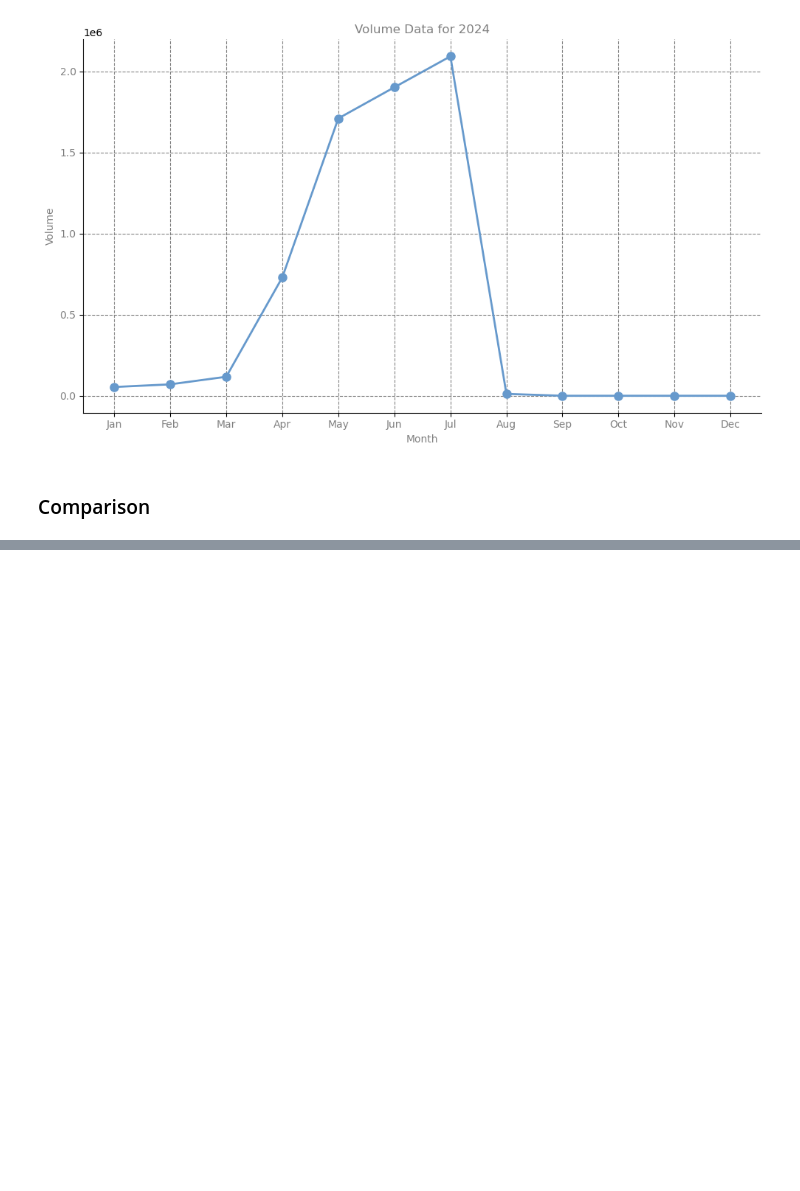
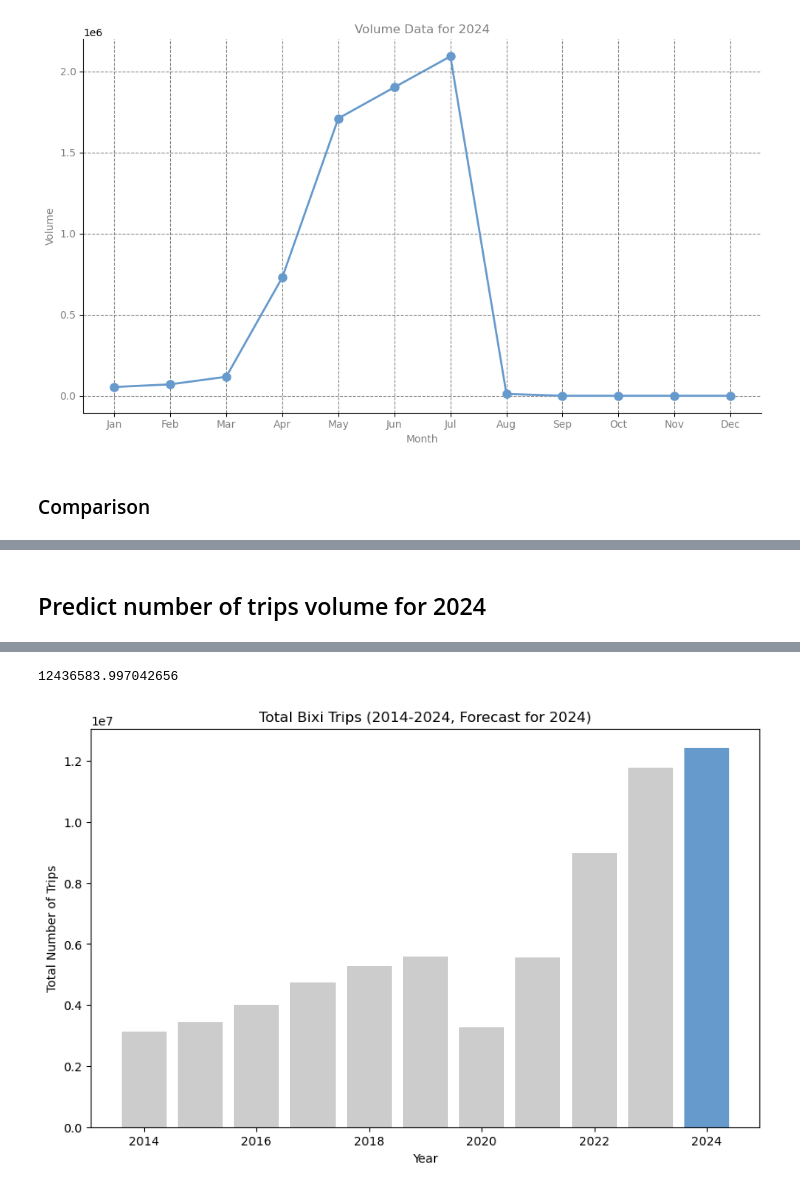
Before and after one commit to soroushamdg/bixi, a Jupyter notebook: question1.ipynb, the cells around one changed output, grey strips where cells are left out. Drawn from its saved outputs; the diff is of its cells as text; code cells hidden in the pictures; blank space fills up the shorter version.

```diff
--- a/question1.ipynb
+++ b/question1.ipynb
@@ -345,0 +624,58 @@ plotAllYears()
+# %% [markdown]
+## Predict number of trips volume for 2024
+# %%
+from sklearn.linear_model import LinearRegression
+
+# Load and prepare the data
+data_dir = 'question1_data/'  # Replace with the actual directory if different
+years = list(range(2014, 2025))
+
+# Create an empty DataFrame to store all data
+all_data = []
+
+# Load data for 2019 to 2023
+for year in range(2014, 2024):
+    file_path = f'{data_dir}{year}_cleaned.csv'
+    yearly_data = pd.read_csv(file_path)
+    yearly_data['Year'] = year
+    all_data.append(yearly_data)
+
+# Concatenate all years into one DataFrame
+data = pd.concat(all_data)
+
+# Calculate total trips for each year from 2019 to 2023
+total_trips_by_year = data.groupby('Year')['volume'].sum()
+
+# Prepare data for the forecast (2019 to 2023)
+X = data[data['Year'] < 2024][['Year', 'month']]
+y = data[data['Year'] < 2024]['volume']
+
+# Fit a regression model to predict future trips for 2024
+model = LinearRegression()
+model.fit(X, y)
+
+# Create data for forecast
+months_2024 = np.arange(1, 13)
+X_future = np.array([[2024, month] for month in months_2024])
+forecast_2024 = model.predict(X_future)
+
+# Add the forecasted total for 2024
+total_forecast_2024 = forecast_2024.sum()
+print(total_forecast_2024)
+
+# Combine the total trips for 2019-2023 and the forecast for 2024
+years = list(range(2014, 2025))
+total_trips = list(total_trips_by_year) + [total_forecast_2024]
+
+# Plot total trips (2019-2023) and forecasted trips for 2024 as a bar chart
+plt.figure(figsize=(10, 6))
+plt.bar(years, total_trips, color=['#CCCCCC'] * 10 + ['#6699CC'])
+
+# Add labels and title
+plt.xlabel('Year')
+plt.ylabel('Total Number of Trips')
+plt.title('Total Bixi Trips (2014-2024, Forecast for 2024)')
+
+# Show bar chart
+plt.show()
+# %% [output]
@@ -345,0 +683,2 @@ plotAllYears()
+12436583.997042656
+[figure, added]
```
Also changed, not shown: parts of 19 cells of this notebook.
